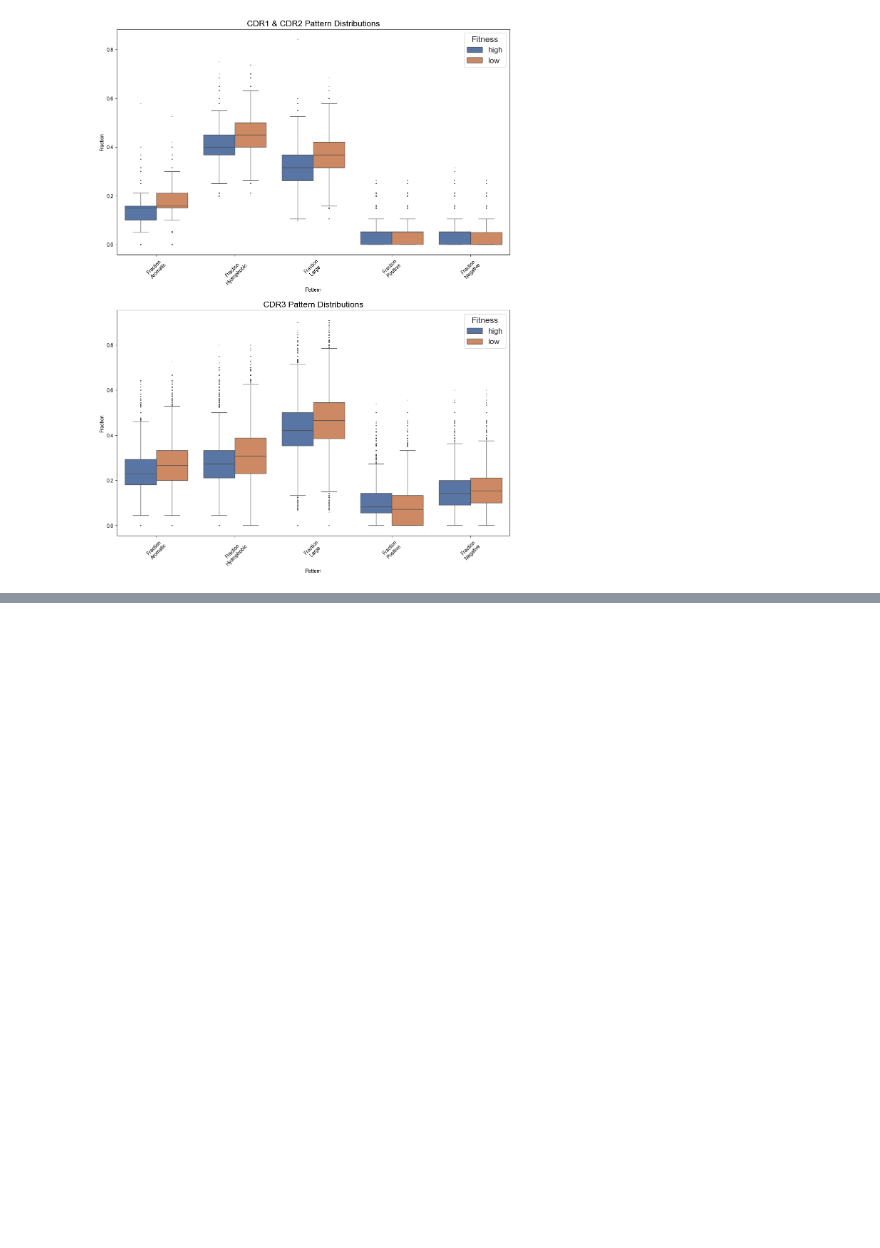
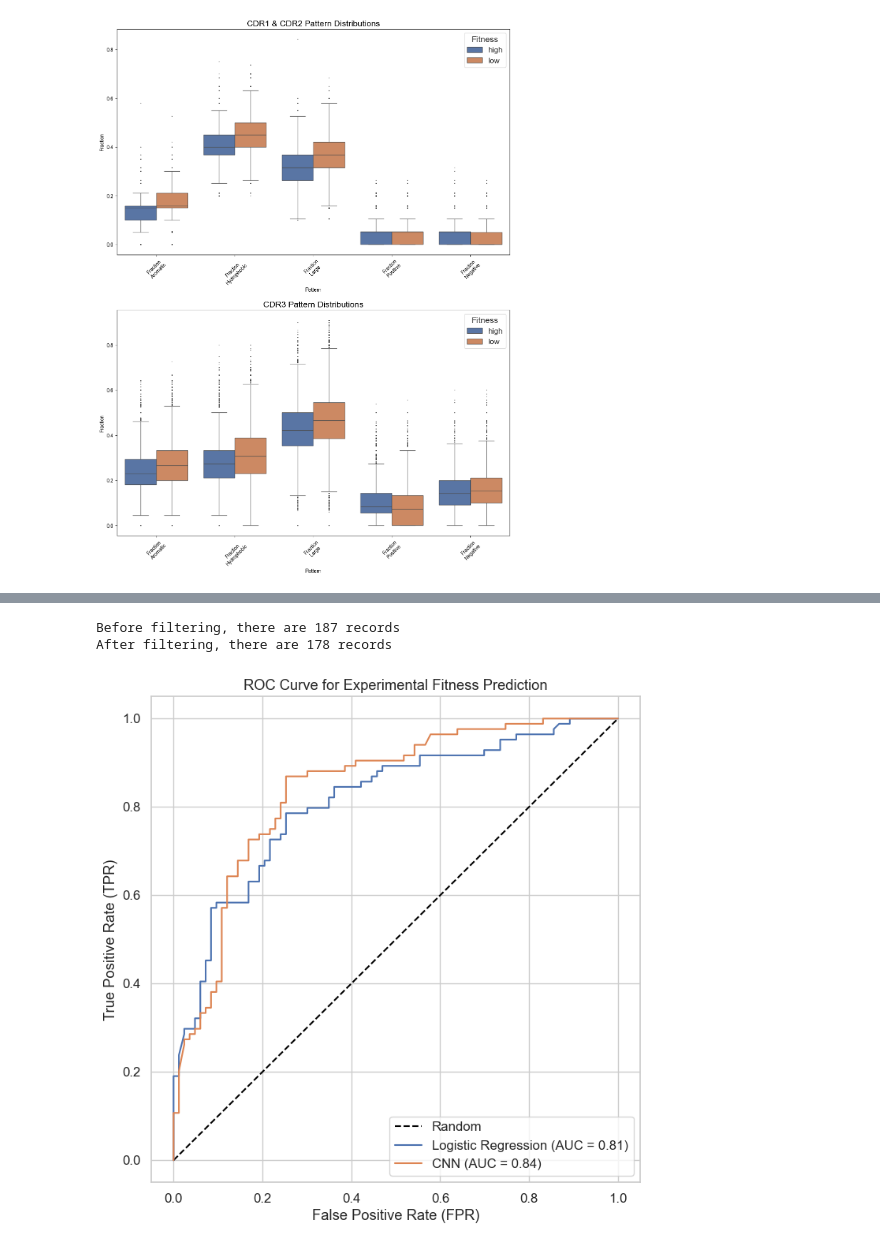
Before and after one commit to antoinekoehl/omnilib-ml, a Jupyter notebook: figures/Figure_3.ipynb, the cells around one changed output, grey strips where cells are left out. Cells and saved outputs as stored; diff of their text form; code cells hidden in the pictures; blank space fills up the shorter version.

Commit message:
final part of Figure 3

```diff
--- a/figures/Figure_3.ipynb
+++ b/figures/Figure_3.ipynb
@@ -327,0 +334,16 @@ fig.savefig(current_dir / 'figure_3_outputs' / 'cdr_pattern_distributions.pdf')
+# %%
+synthetic_df = pd.read_csv(data_dir / 'experimental_data'/ 'designed_sequence.csv')
+synthetic_df = synthetic_df.dropna()
+
+synthetic_df['cdr2_padded'] = synthetic_df.CDR2.apply(pad_cdr2)
+synthetic_df['cdr3_padded'] = synthetic_df.CDR3.apply(lambda x: pad_internal(x, 28))
+synthetic_df['padded_sequence'] = synthetic_df.CDR1 + synthetic_df.cdr2_padded + synthetic_df.cdr3_padded
+
+print(f"Before filtering, there are {len(synthetic_df)} records")
+
+#filter using our criteria
+synthetic_df = synthetic_df[(synthetic_df.CDR1.str.len() == 7) & (synthetic_df.CDR2.str.len().between(12,13, inclusive='both')) & (synthetic_df.CDR3.str.len() < 28)]
+print(f"After filtering, there are {len(synthetic_df)} records")
+# %% [output]
+Before filtering, there are 187 records
+After filtering, there are 178 records
@@ -327,0 +366,31 @@ fig.savefig(current_dir / 'figure_3_outputs' / 'cdr_pattern_distributions.pdf')
+# %%
+synthetic_df_exp = pd.read_csv(data_dir / 'experimental_data'/ 'OmniLib_Design_Predictions_experimental.csv')
+synthetic_df_exp = synthetic_df_exp.dropna()
+
+synthetic_df_exp['fitness_label_binary'] = (synthetic_df_exp['experimental finess score'] > 0.5).astype(int)
+#get the roc_auc
+roc_auc_lr = roc_auc_score(synthetic_df_exp.fitness_label_binary, synthetic_df_exp['LR_Predictor'])
+roc_auc_cnn = roc_auc_score(synthetic_df_exp.fitness_label_binary, synthetic_df_exp['CNN_Predictor'])
+
+#get the curves to plot
+fpr_lr, tpr_lr, _ = roc_curve(synthetic_df_exp.fitness_label_binary, synthetic_df_exp['LR_Predictor'])
+fpr_cnn, tpr_cnn, _ = roc_curve(synthetic_df_exp.fitness_label_binary, synthetic_df_exp['CNN_Predictor'])
+# %%
+fig, axs = plt.subplots(figsize=(8,8))
+
+sns.set_theme(style='whitegrid', font_scale=1.1)
+
+axs.plot([0, 1], [0, 1],color='black', linestyle='--', label='Random')
+axs.plot(fpr_lr, tpr_lr, label=f'Logistic Regression (AUC = {roc_auc_lr:.2f})')
+axs.plot(fpr_cnn, tpr_cnn, label=f'CNN (AUC = {roc_auc_cnn:.2f})')
+
+axs.set_xlabel('False Positive Rate (FPR)')
+axs.set_ylabel('True Positive Rate (TPR)')
+
+axs.legend()
+
+axs.set_title('ROC Curve for Experimental Fitness Prediction')
+
+fig.savefig(current_dir / 'figure_3_outputs' / 'experimental_vs_predicted_binary_roc.pdf')
+# %% [output]
+[figure, added]
```
Also changed, not shown: parts of 4 cells of this notebook, 1 other file.
